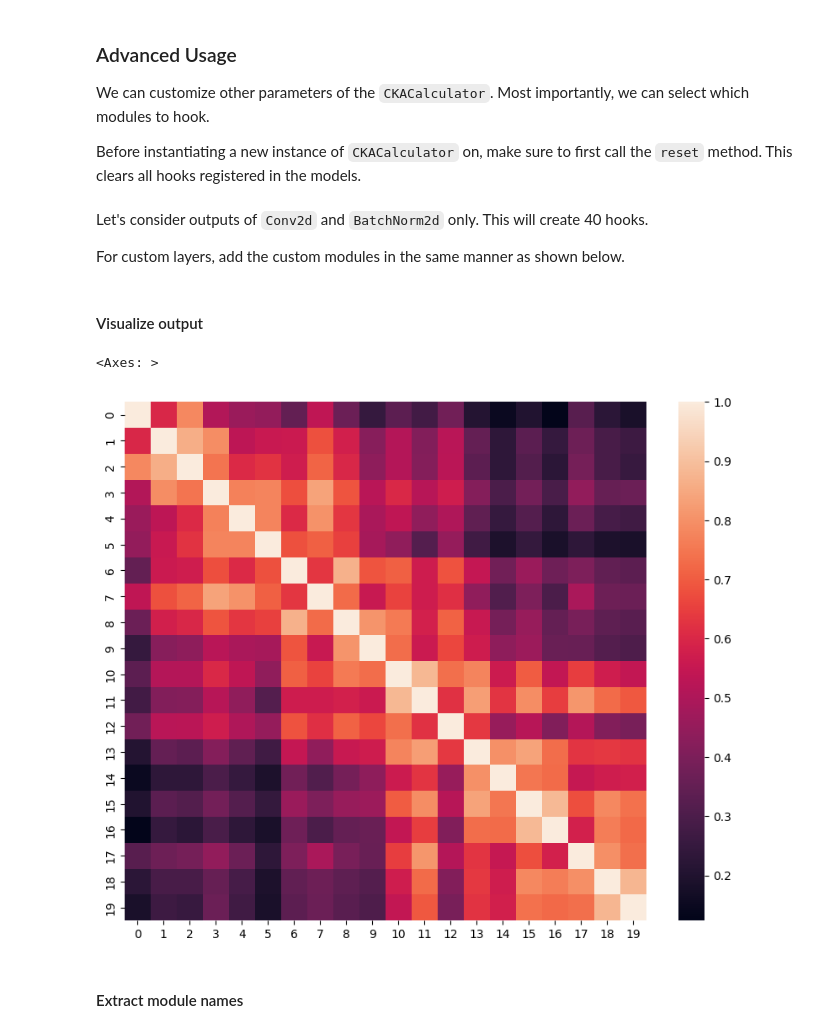
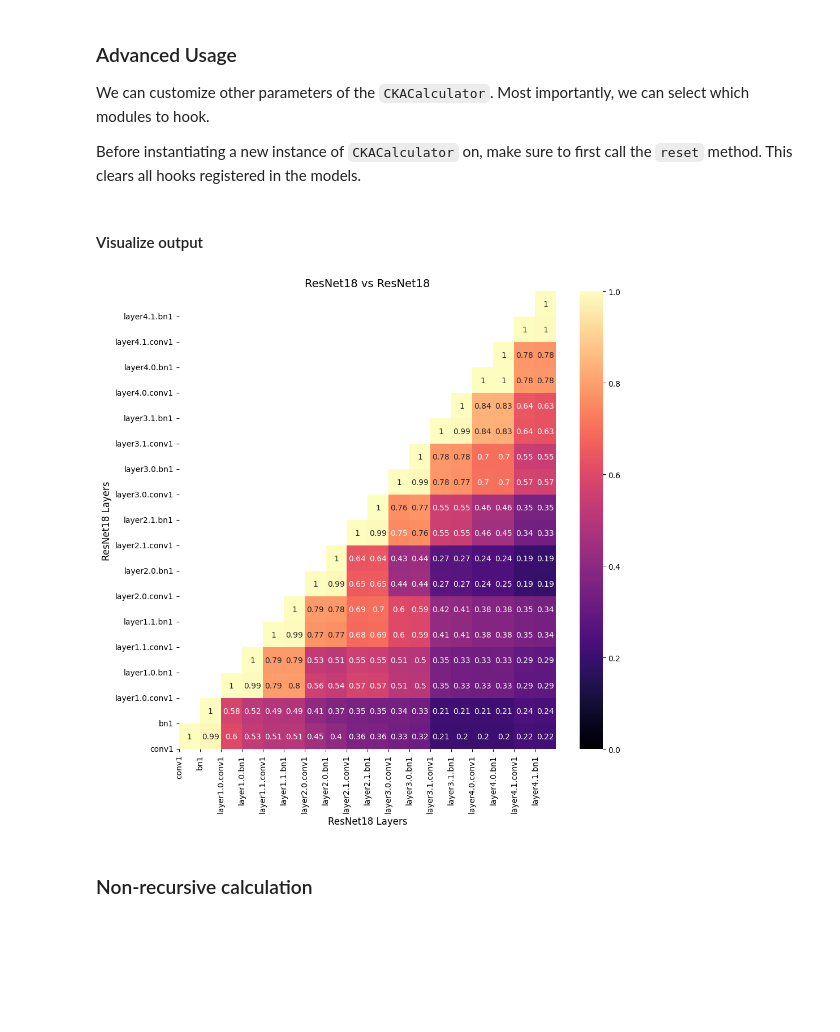
Before and after one commit to datthinh1801/CKA-pytorch, a Jupyter notebook: example.ipynb, the cells around one changed output. Drawn from its saved outputs; the diff is of its cells as text; code cells hidden in the pictures; blank space fills up the shorter version.

Commit message:
Refactor code structure for improved readability and maintainability. Improve CKA to support recursive hook with string module names.

```diff
--- a/example.ipynb
+++ b/example.ipynb
@@ -39,9 +47,9 @@ dataloader = DataLoader(dataset, batch_size=256, shuffle=True, drop_last=True, n
 # %%
-model1 = resnet18(pretrained=True).cuda()
+model1 = resnet18(pretrained=True).to("mps")
 model1.eval()
-model2 = deepcopy(model1).cuda()
+model2 = deepcopy(model1).to("mps")
 model2.eval()
-print('Dummy models created')
+print("Dummy models created")
 # %% [output]
 Dummy models created
 # %% [markdown]
@@ -124,18 +153,26 @@ import torch.nn as nn
-# %% [markdown]
-Let's consider outputs of `Conv2d` and `BatchNorm2d` only. This will create 40 hooks.
-
-For custom layers, add the custom modules in the same manner as shown below.
 # %%
-layers = (nn.Conv2d,)
+layers = ["conv1", "bn1"]
 # %%
-calculator = CKACalculator(model1=model1, model2=model2, dataloader=dataloader, hook_layer_types=layers)
+calculator = CKACalculator(
+    model1=model1,
+    model2=model2,
+    model1_layers=layers,
+    model2_layers=layers,
+    model1_name="ResNet18",
+    model2_name="ResNet18",
+    batched_feature_size=256,
+    verbose=True,
+)
 # %%
-cka_output = calculator.calculate_cka_matrix()
+cka_output = calculator.calculate_cka_matrix(dataloader)
 # %% [markdown]
 #### Visualize output
 # %%
-fig, ax = plt.subplots(figsize=(10, 8))
-sns.heatmap(cka_output.cpu().numpy(), ax=ax)
+calculator.plot_cka_matrix(
+    cka_output,
+    show_half_heatmap=True,
+    invert_y_axis=True,
+    show_annotations=True,
+)
 # %% [output]
-<Axes: >
-[figure, old version]
+[figure, new version]
@@ -142,2 +182,2 @@ sns.heatmap(cka_output.cpu().numpy(), ax=ax)
 # %% [markdown]
-#### Extract module names
+### Non-recursive calculation
```
Also changed, not shown: parts of 14 cells of this notebook, 3 other files.
